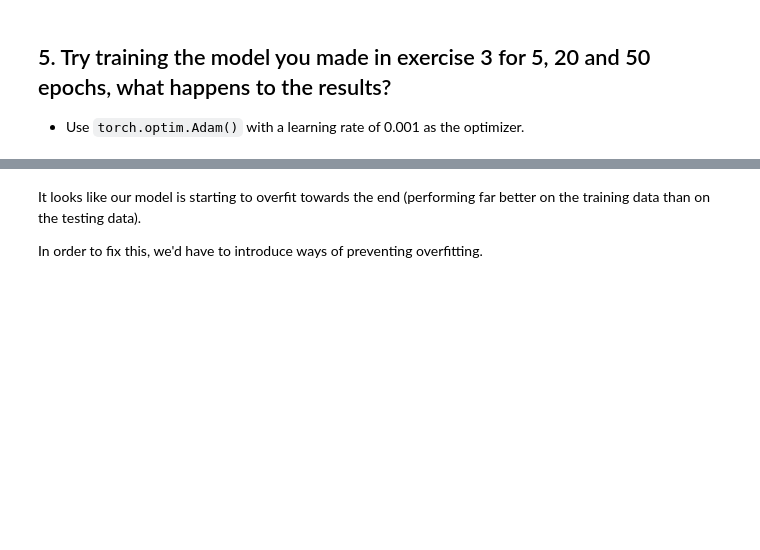
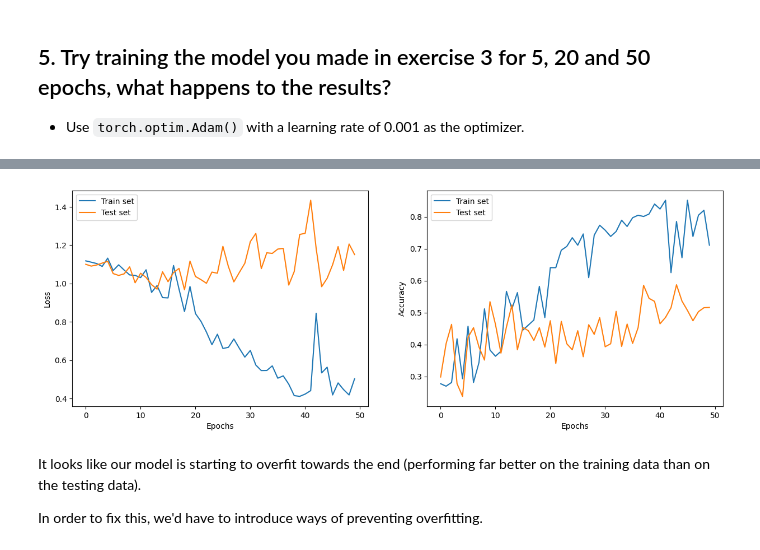
Before and after one commit to lnsayer/udemy_ml_course, a Jupyter notebook: my_04_pytorch_custom_datasets_exercises.ipynb, the cells around one changed output, grey strips where cells are left out. Drawn from its saved outputs; the diff is of its cells as text; code cells hidden in the pictures; blank space fills up the shorter version.

```diff
--- a/my_04_pytorch_custom_datasets_exercises.ipynb
+++ b/my_04_pytorch_custom_datasets_exercises.ipynb
@@ -573,14 +668,13 @@ Epoch: 5 | train_loss: 1.1001 | train_acc: 0.2734 | test_loss: 1.1035 | test_acc
 # %%
 # Train for 20 epochs
-torch.manual_seed(42)
-torch.cuda.manual_seed(42)
+torch.manual_seed(43)
+torch.cuda.manual_seed(43)
+model_1 = TinyVGG(input_shape=3, hidden_units=10, output_shape = 3,
+               kernel_size=3).to(device)
 
 loss_fn = nn.CrossEntropyLoss()
-optimizer = torch.optim.Adam(params = model_0.parameters(),
+optimizer = torch.optim.Adam(params = model_1.parameters(),
                              lr=0.001)
 
-model_0 = TinyVGG(input_shape=3, hidden_units=10, output_shape = 3,
-               kernel_size=3).to(device)
-
-train(model_0, train_dataloader, test_dataloader, optimizer, loss_fn, epochs=20)
+model_1_results = train(model_1, train_dataloader, test_dataloader, optimizer, loss_fn, epochs=20)
 # %% [output]
@@ -624,14 +701,14 @@ Epoch: 20 | train_loss: 1.1008 | train_acc: 0.2461 | test_loss: 1.1038 | test_ac
 # %%
 # Train for 50 epochs
-torch.manual_seed(42)
-torch.cuda.manual_seed(42)
+torch.manual_seed(43)
+torch.cuda.manual_seed(43)
+
+model_2 = TinyVGG(input_shape=3, hidden_units=10, output_shape = 3,
+               kernel_size=3).to(device)
 
 loss_fn = nn.CrossEntropyLoss()
-optimizer = torch.optim.Adam(params = model_0.parameters(),
+optimizer = torch.optim.Adam(params = model_2.parameters(),
                              lr=0.001)
 
-model_0 = TinyVGG(input_shape=3, hidden_units=10, output_shape = 3,
-               kernel_size=3).to(device)
-
-train(model_0, train_dataloader, test_dataloader, optimizer, loss_fn, epochs=50)
+model_2_results = train(model_2, train_dataloader, test_dataloader, optimizer, loss_fn, epochs=50)
 # %% [output]
@@ -672,3 +732,21 @@ Epoch: 50 | train_loss: 1.0973 | train_acc: 0.2930 | test_loss: 1.1037 | test_ac
+# %%
+fig, (ax0,ax1) = plt.subplots(nrows=1, ncols=2, figsize=(15,5))
+
+ax0.plot(model_2_results['train_loss'], label="Train set")
+ax0.plot(model_2_results['test_loss'], label= "Test set")
+
+ax1.plot(model_2_results['train_acc'], label="Train set")
+ax1.plot(model_2_results['test_acc'], label="Test set")
+
+ax0.set_xlabel("Epochs")
+ax0.set_ylabel("Loss")
+ax0.legend();
+
+ax1.set_xlabel("Epochs")
+ax1.set_ylabel("Accuracy")
+ax1.legend();
+# %% [output]
+[figure, added]
 # %% [markdown]
 It looks like our model is starting to overfit towards the end (performing far better on the training data than on the testing data).
 
```
Also changed, not shown: parts of 28 cells of this notebook.
